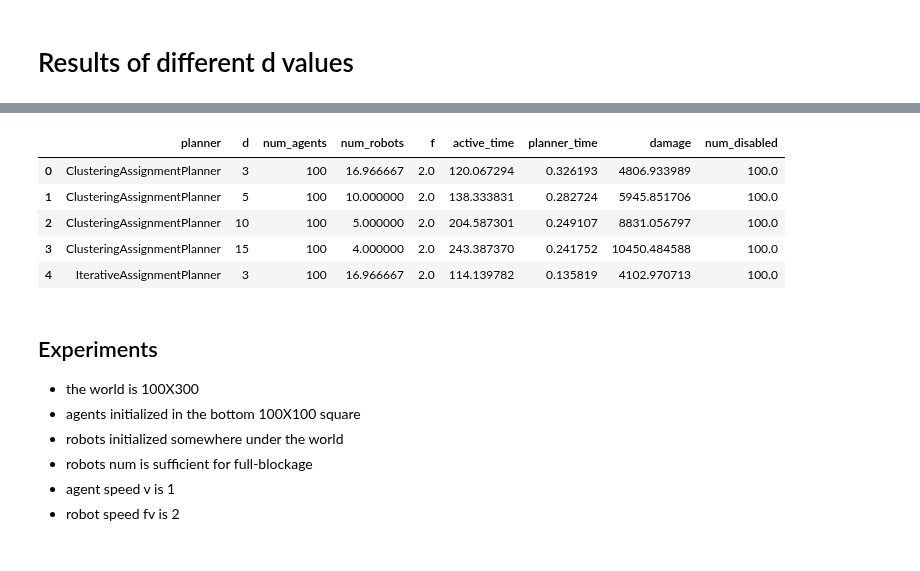
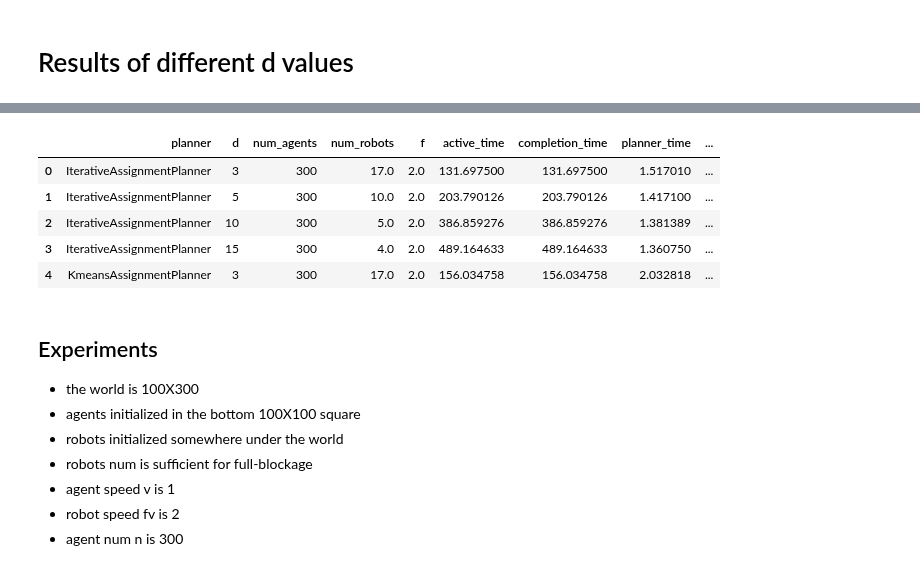
Before and after one commit to Elilgo324/dsd, a Jupyter notebook: experiments/full_blockage/d.ipynb, the cells around one changed output, grey strips where cells are left out. Cells and saved outputs as stored; diff of their text form; code cells hidden in the pictures.

Commit message:
agents results

```diff
--- a/experiments/full_blockage/d.ipynb
+++ b/experiments/full_blockage/d.ipynb
@@ -8,14 +6,14 @@ import pandas as pd
 # %%
 results = pd.read_csv('./d_results.csv')
 results = results.drop_duplicates(subset='damage')
 results = results.groupby(['planner','d','num_agents'], as_index=False).mean()
 
-results.head(20)
+results.head()
 # %% [output]
-|  | planner | d | num_agents | num_robots | f | active_time | planner_time | damage | num_disabled |
-| 0 | ClusteringAssignmentPlanner | 3 | 100 | 16.966667 | 2.0 | 120.067294 | 0.326193 | 4806.933989 | 100.0 |
-| 1 | ClusteringAssignmentPlanner | 5 | 100 | 10.000000 | 2.0 | 138.333831 | 0.282724 | 5945.851706 | 100.0 |
-| 2 | ClusteringAssignmentPlanner | 10 | 100 | 5.000000 | 2.0 | 204.587301 | 0.249107 | 8831.056797 | 100.0 |
-| 3 | ClusteringAssignmentPlanner | 15 | 100 | 4.000000 | 2.0 | 243.387370 | 0.241752 | 10450.484588 | 100.0 |
-| 4 | IterativeAssignmentPlanner | 3 | 100 | 16.966667 | 2.0 | 114.139782 | 0.135819 | 4102.970713 | 100.0 |
+|  | planner | d | num_agents | num_robots | f | active_time | completion_time | planner_time | ... |
+| 0 | IterativeAssignmentPlanner | 3 | 300 | 17.0 | 2.0 | 131.697500 | 131.697500 | 1.517010 | ... |
+| 1 | IterativeAssignmentPlanner | 5 | 300 | 10.0 | 2.0 | 203.790126 | 203.790126 | 1.417100 | ... |
+| 2 | IterativeAssignmentPlanner | 10 | 300 | 5.0 | 2.0 | 386.859276 | 386.859276 | 1.381389 | ... |
+| 3 | IterativeAssignmentPlanner | 15 | 300 | 4.0 | 2.0 | 489.164633 | 489.164633 | 1.360750 | ... |
+| 4 | KmeansAssignmentPlanner | 3 | 300 | 17.0 | 2.0 | 156.034758 | 156.034758 | 2.032818 | ... |
 # %%
@@ -36,4 +34,5 @@ planners_results = [results.loc[results['planner']==name] for name in planners_n
 * robots num is sufficient for full-blockage
 * agent speed v is 1
 * robot speed fv is 2
+* agent num n is 300
 # %%
```
Also changed, not shown: parts of 3 cells of this notebook, 36 other files.
